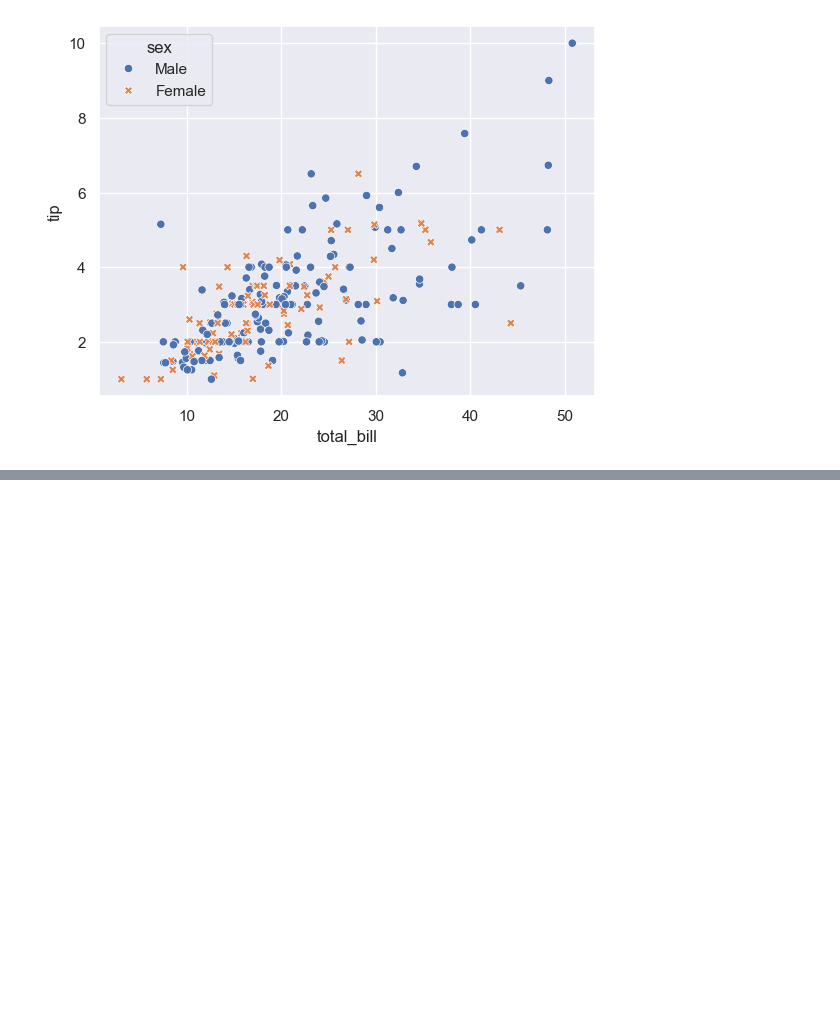
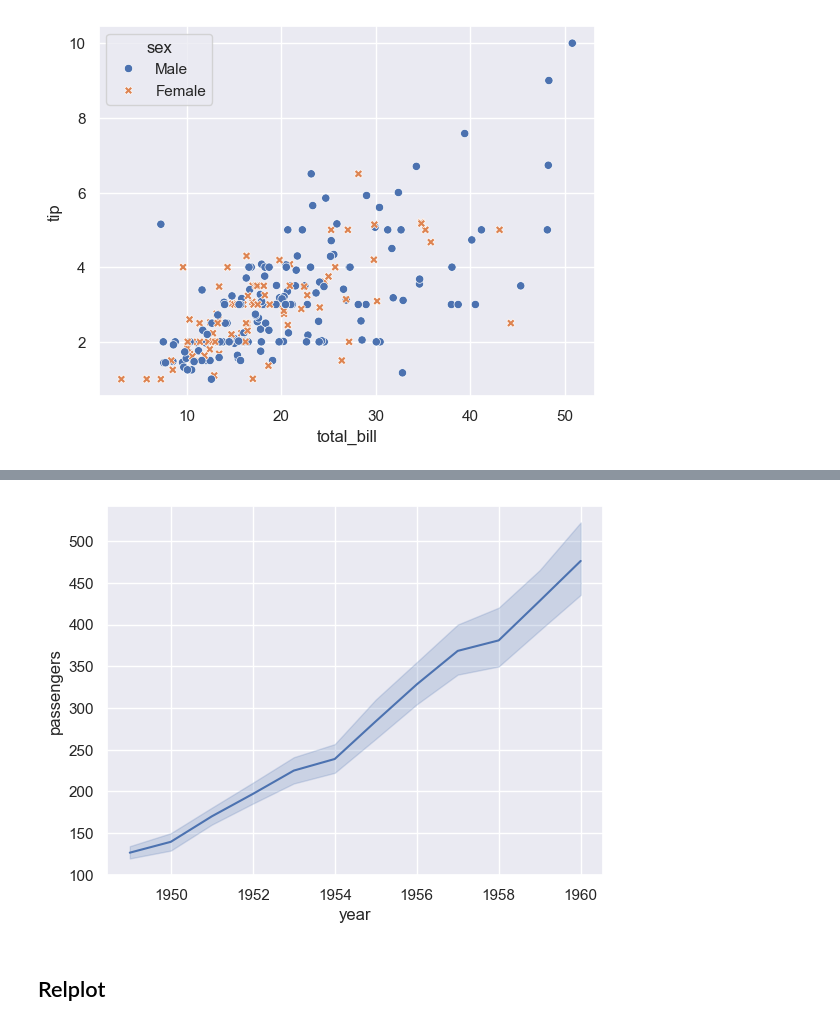
Before and after one commit to syedmqasim029/2026-Python-Data-Analysis-Visualization-Masterclass, a Jupyter notebook: 2026-Python-Data-Analysis-Visualization-Masterclass/Seaborn.ipynb, the cells around one changed output, grey strips where cells are left out. Drawn from its saved outputs; the diff is of its cells as text; code cells hidden in the pictures; blank space fills up the shorter version.

Commit message:
relplot complete

```diff
--- a/2026-Python-Data-Analysis-Visualization-Masterclass/Seaborn.ipynb
+++ b/2026-Python-Data-Analysis-Visualization-Masterclass/Seaborn.ipynb
@@ -34,0 +60,7 @@ plt.show()
+# %%
+sns.lineplot(data=flights,x='year',y='passengers')
+plt.show()
+# %% [output]
+[figure, added]
+# %% [markdown]
+## Relplot
```
Also changed, not shown: parts of 14 cells of this notebook, 1 other file.
